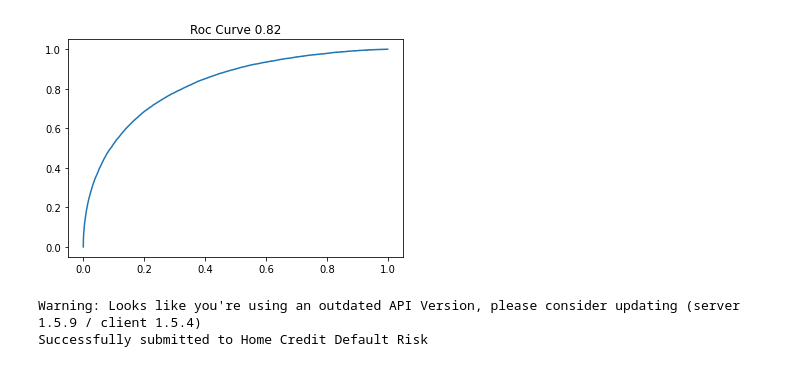
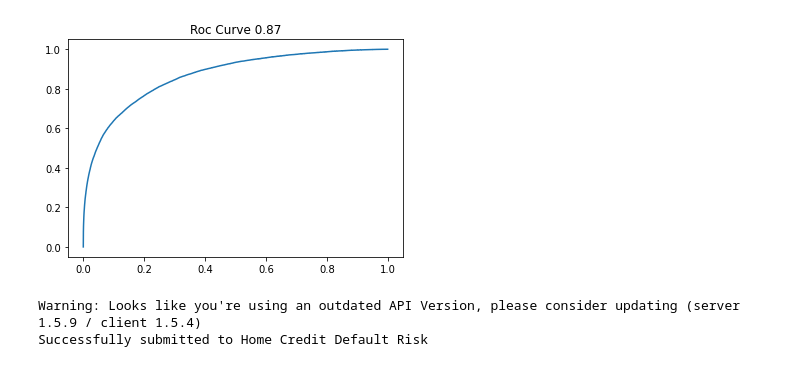
Before and after one commit to AliKayhanAtay/home-credit-default-risk, a Jupyter notebook: home_credit_default_risk.ipynb, the cells around one changed output. Cells and saved outputs as stored; diff of their text form; code cells hidden in the pictures.

```diff
--- a/home_credit_default_risk.ipynb
+++ b/home_credit_default_risk.ipynb
@@ -338,6 +327,6 @@ app_train_X.columns = [e.replace(' ','_') for e in app_train_X]
 # %%
-X = app_train_X[app_train_X['TARGET'].notnull()].drop(['SK_ID_CURR','TARGET'], axis=1)
-y = app_train_X[app_train_X['TARGET'].notnull()]['TARGET']
+X = app_train[app_train['TARGET'].notnull()].drop(['SK_ID_CURR','TARGET'], axis=1)
+y = app_train[app_train['TARGET'].notnull()]['TARGET']
 # %%
 def train(X, y):
   skf = StratifiedKFold(n_splits=10)
@@ -348,23 +337,32 @@ def train(X, y):
     X_train, X_test = X.iloc[train_idx,:], X.iloc[test_idx,:]
     y_train, y_test = y[train_idx]       , y[test_idx]
 
-    lgb_train = lgb.Dataset(X_train, y_train, free_raw_data=False)
-    lgb_eval  = lgb.Dataset(X_test, y_test,   free_raw_data=False, reference=lgb_train)
+    lgb_train = lgb.Dataset(X_train, y_train, free_raw_data=True)
+    lgb_eval  = lgb.Dataset(X_test, y_test,   free_raw_data=True, reference=lgb_train)
 
+#{'boosting_type' : 'gbdt','metric'        : 'auc','num_leaves'    : 20,'reg_alpha'     : .05,'reg_lambda'    : .05,'max_bin':255 }
     gbm = lgb.train({
-                     'boosting_type' : 'gbdt',
-                     'metric'        : 'auc',
-                     'num_leaves'    : 20,
-                     'reg_alpha'     : .05,
-                     'reg_lambda'    : .05,
-                     'max_bin':255 },
+                      'boosting_type': 'goss',
+                      'n_estimators': 10000,
+                      #'learning_rate': 0.01,
+                      'num_leaves': 52,
+                      'metric': 'auc',
+                      'max_depth': -1,
+                      #'subsample':0.8715623,
+                      #'reg_alpha': 0.04,
+                      #'reg_lambda': 0.07,
+                      #'colsample_bytree':0.9497036,
+                      #'min_split_gain':0.0222415,
+                      #'min_child_weight':40,
+                      'is_unbalance': False,
+                      'num_threads':n_cpu},
                       lgb_train,
                       num_boost_round=15000,
                       valid_sets=[lgb_train, lgb_eval],
                       early_stopping_rounds=100,
                       evals_result=evals_result_train[f'Fold_{index}'],
                       learning_rates=lambda x: 0.01 * 0.9995**x,
-                      verbose_eval=1000)
+                      verbose_eval=50)
     models_dict[f'Fold_{index}'] = gbm
 
   return models_dict, evals_result_train
@@ -391,15 +389,16 @@ Early stopping, best iteration is:
 # %%
-app_train_wPreds = app_train_X[app_train_X['TARGET'].notnull()].copy()
+app_train_wPreds = app_train[app_train['TARGET'].notnull()].copy()
 feature_importance_df = pd.DataFrame()
 
 for key, model in models_dict.items():
   imp  = model.feature_importance()
   cols = model.feature_name()
   feature_importance_df = feature_importance_df.append(pd.DataFrame([imp], columns=cols))
-  app_train_wPreds[key] = model.predict(X)
+  app_train_wPreds['raw_'+key] = model.predict(X)
+  app_train_wPreds['proba_'+key] = model.predict(X, raw_score=True)
 
-app_train_wPreds['MEAN_PRED'] = app_train_wPreds[[e for e in app_train_wPreds if 'Fold_' in e]].mean(axis=1)
-app_train_wPreds['SCALED_MEAN_PRED'] = MinMaxScaler().fit_transform(app_train_wPreds[['MEAN_PRED']]).ravel()
+app_train_wPreds['MEAN_PRED_raw'] = app_train_wPreds[[e for e in app_train_wPreds if 'raw_Fold' in e]].mean(axis=1)
+app_train_wPreds['MEAN_PRED_proba'] = app_train_wPreds[[e for e in app_train_wPreds if 'proba_Fold_' in e]].mean(axis=1)
 # %%
 fig, axes = plt.subplots(2,5, figsize=(15,5))
 axes = axes.flatten()
@@ -453,10 +452,10 @@ plt.show()
 # %%
-fpr, tpr, _ = roc_curve(app_train_wPreds['TARGET'], app_train_wPreds['SCALED_MEAN_PRED'])
-roc_score = roc_auc_score(app_train_wPreds['TARGET'], app_train_wPreds['SCALED_MEAN_PRED'])
+fpr, tpr, _ = roc_curve(app_train_wPreds['TARGET'], app_train_wPreds['MEAN_PRED_raw'])
+roc_score = roc_auc_score(app_train_wPreds['TARGET'], app_train_wPreds['MEAN_PRED_raw'])
 
 plt.plot(fpr, tpr)
 plt.title(f'Roc Curve {round(roc_score, 2)}')
 plt.show()
 # %% [output]
-[figure, old version]
+[figure, new version]
 # %%
```
Also changed, not shown: parts of 22 cells of this notebook.
